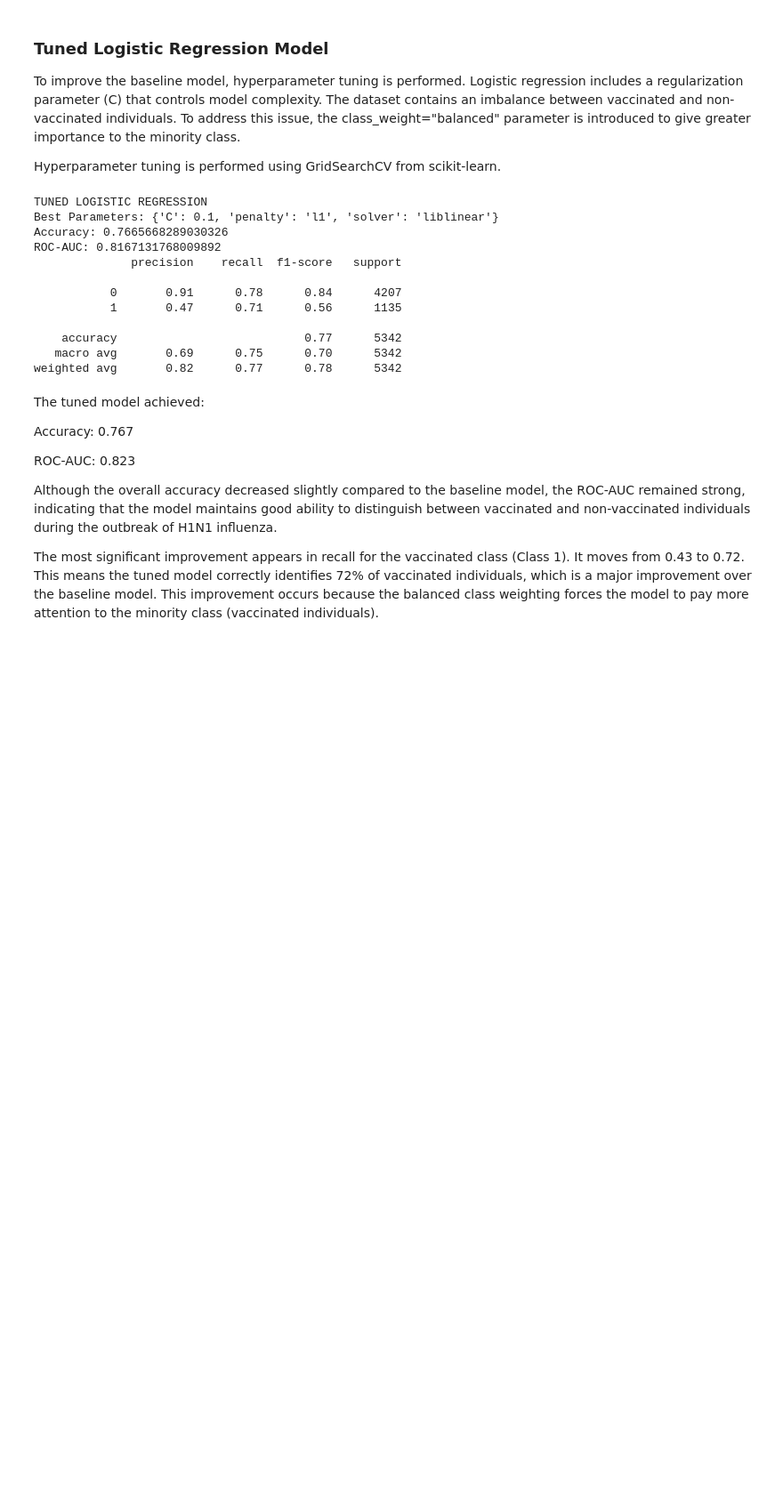
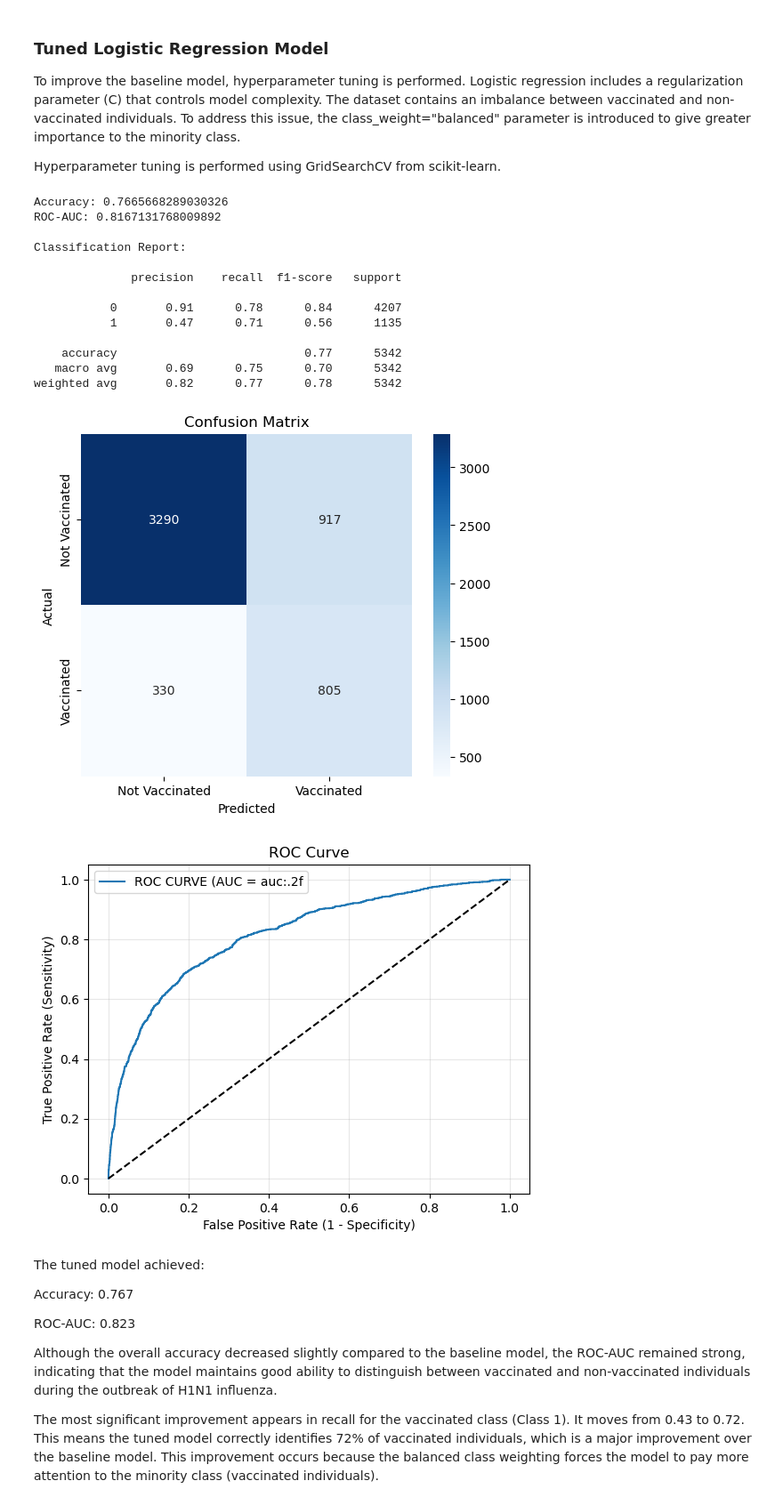
Before and after one commit to danielowuor/H1N1-flu-vaccine, a Jupyter notebook: h1n1_vaccine_analysis.ipynb, the cells around one changed output. Shown at 89% size. Cells and saved outputs as stored; diff of their text form; code cells hidden in the pictures; blank space fills up the shorter version.

Commit message:
adjusted pipeline for handling data

```diff
--- a/h1n1_vaccine_analysis.ipynb
+++ b/h1n1_vaccine_analysis.ipynb
@@ -530,47 +538,39 @@ Hyperparameter tuning is performed using GridSearchCV from scikit-learn.
 param_grid = {
     'C': [0.001, 0.01, 0.1, 1, 10, 100],
     'penalty': ['l1', 'l2'],
     'solver': ['liblinear'] # liblinear works with both l1 and l2
 }
 
 # 3. Initialize GridSearchCV
-# We use 'roc_auc' as the scoring metric since it's more robust for H1N1 data
 grid_search = GridSearchCV(
     estimator=logreg,
     param_grid=param_grid,
     cv=5,
     scoring='roc_auc',
     n_jobs=-1
 )
 
 grid_search.fit(X_train, y_train)
 
 # Best model
 best_log_model = grid_search.best_estimator_
-
-# Predictions
-y_pred_tuned = best_log_model.predict(X_test)
-y_prob_tuned = best_log_model.predict_proba(X_test)[:,1]
-
-# Evaluation
-print("TUNED LOGISTIC REGRESSION")
-print("Best Parameters:", grid_search.best_params_)
-print("Accuracy:", accuracy_score(y_test, y_pred_tuned))
-print("ROC-AUC:", roc_auc_score(y_test, y_prob_tuned))
-print(classification_report(y_test, y_pred_tuned))
+evaluate_model(best_log_model, X_test, y_test)
 # %% [output]
-TUNED LOGISTIC REGRESSION
-Best Parameters: {'C': 0.1, 'penalty': 'l1', 'solver': 'liblinear'}
 Accuracy: 0.7665668289030326
 ROC-AUC: 0.8167131768009892
+
+Classification Report:
+
               precision    recall  f1-score   support
 
            0       0.91      0.78      0.84      4207
            1       0.47      0.71      0.56      1135
 
     accuracy                           0.77      5342
    macro avg       0.69      0.75      0.70      5342
 weighted avg       0.82      0.77      0.78      5342
+[figure, added]
+[figure, added]
 # %% [markdown]
 The tuned model achieved:
 
```
Also changed, not shown: parts of 16 cells of this notebook.
